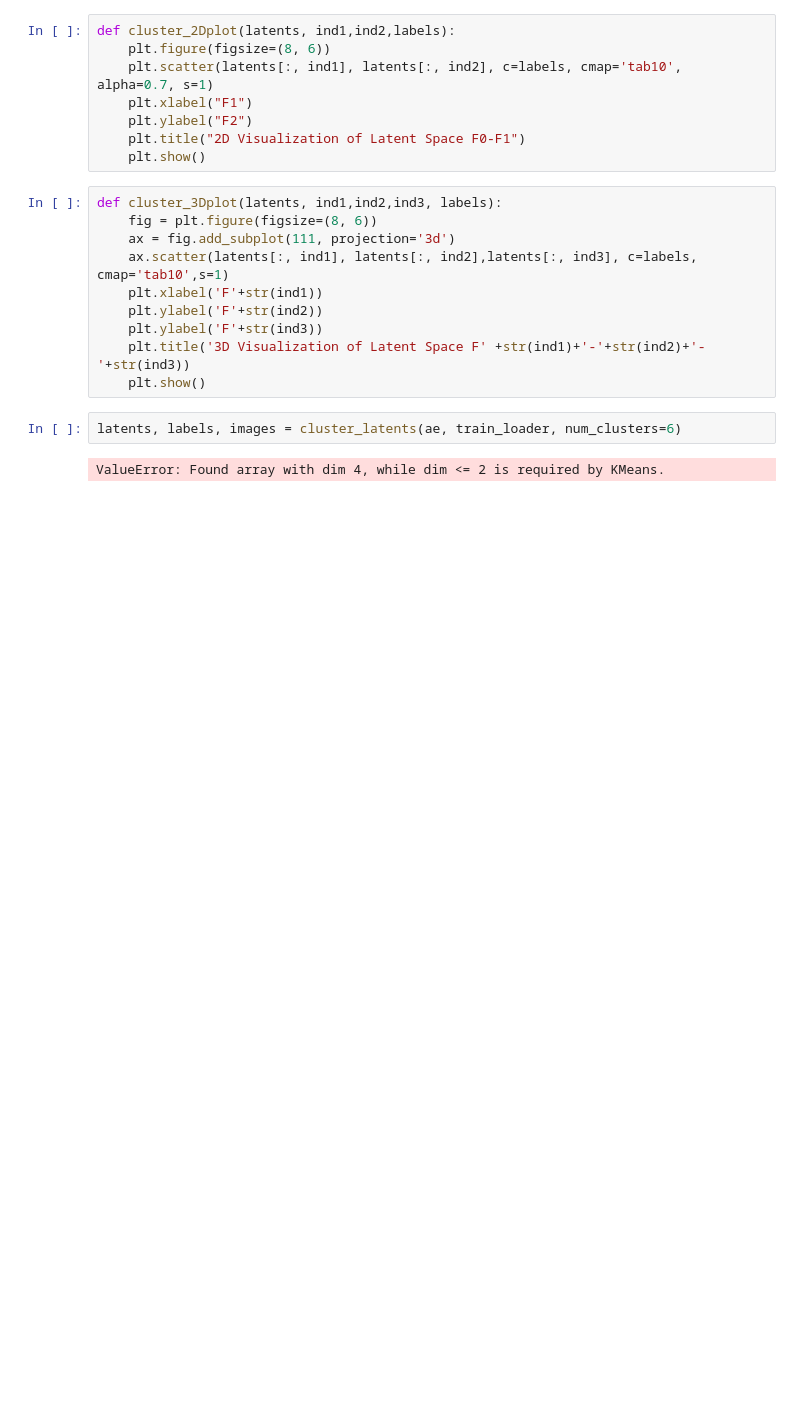
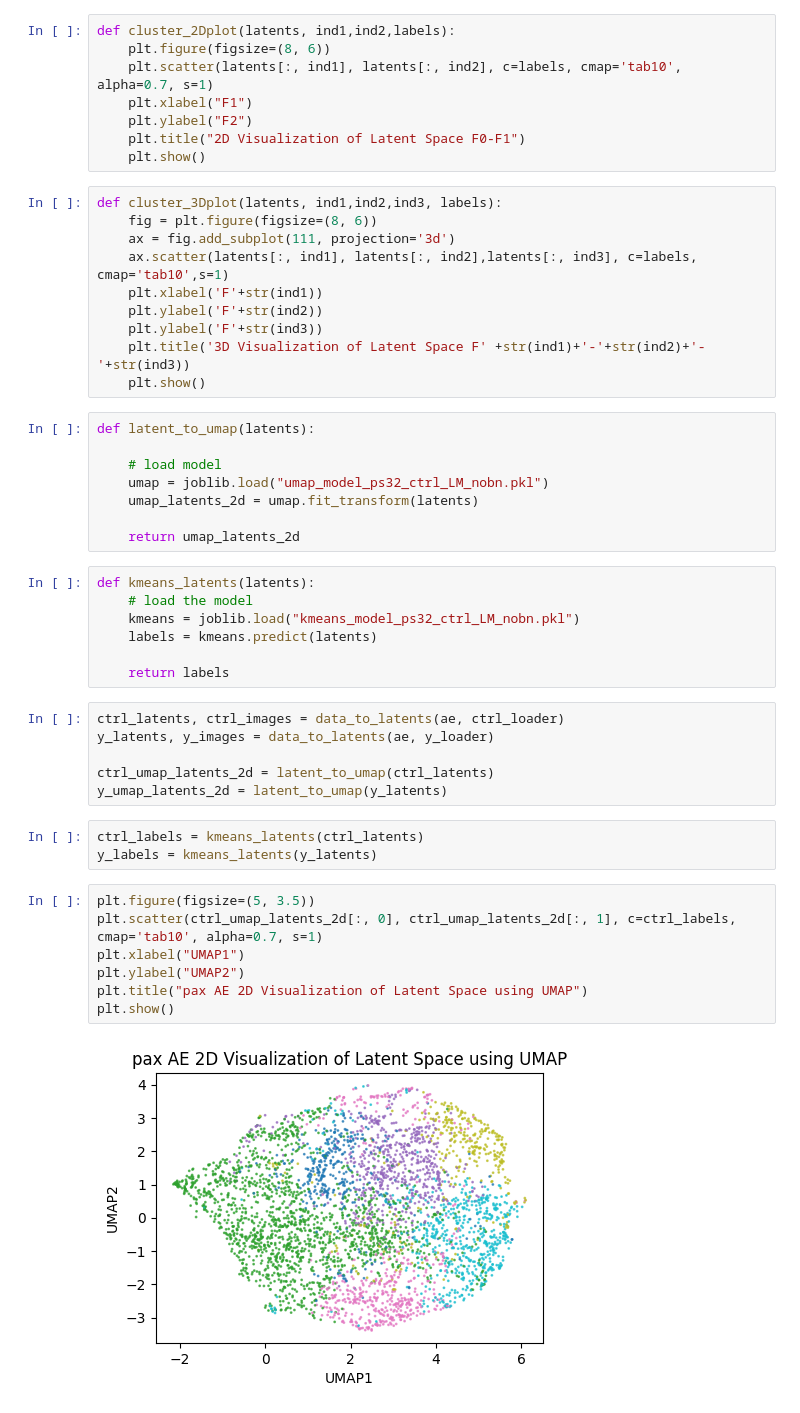
Before and after one commit to Center-for-Living-Systems/fa_patch_AE_clustering, a Jupyter notebook: notebooks/withoutBN_autoencoder_FA_patch32_LM_UMAP_applytoY.ipynb, the cells around one changed output. Drawn from its saved outputs; the diff is of its cells as text; blank space fills up the shorter version.

```diff
--- a/notebooks/withoutBN_autoencoder_FA_patch32_LM_UMAP_applytoY.ipynb
+++ b/notebooks/withoutBN_autoencoder_FA_patch32_LM_UMAP_applytoY.ipynb
@@ -317,7 +337,36 @@ def cluster_3Dplot(latents, ind1,ind2,ind3, labels):
     plt.ylabel('F'+str(ind3))
     plt.title('3D Visualization of Latent Space F' +str(ind1)+'-'+str(ind2)+'-'+str(ind3))
     plt.show()
-# %%
-latents, labels, images = cluster_latents(ae, train_loader, num_clusters=6)
-# %% [output]
-ValueError: Found array with dim 4, while dim <= 2 is required by KMeans.
+# %%
+def latent_to_umap(latents):
+
+    # load model
+    umap = joblib.load("umap_model_ps32_ctrl_LM_nobn.pkl")
+    umap_latents_2d = umap.fit_transform(latents)
+
+    return umap_latents_2d
+# %%
+def kmeans_latents(latents):
+    # load the model
+    kmeans = joblib.load("kmeans_model_ps32_ctrl_LM_nobn.pkl")
+    labels = kmeans.predict(latents)
+
+    return labels
+# %%
+ctrl_latents, ctrl_images = data_to_latents(ae, ctrl_loader)
+y_latents, y_images = data_to_latents(ae, y_loader)
+
+ctrl_umap_latents_2d = latent_to_umap(ctrl_latents)
+y_umap_latents_2d = latent_to_umap(y_latents)
+# %%
+ctrl_labels = kmeans_latents(ctrl_latents)
+y_labels = kmeans_latents(y_latents)
+# %%
+plt.figure(figsize=(5, 3.5))
+plt.scatter(ctrl_umap_latents_2d[:, 0], ctrl_umap_latents_2d[:, 1], c=ctrl_labels, cmap='tab10', alpha=0.7, s=1)
+plt.xlabel("UMAP1")
+plt.ylabel("UMAP2")
+plt.title("pax AE 2D Visualization of Latent Space using UMAP")
+plt.show()
+# %% [output]
+[figure, added]
```
Also changed, not shown: parts of 8 cells of this notebook, 36 other files.
